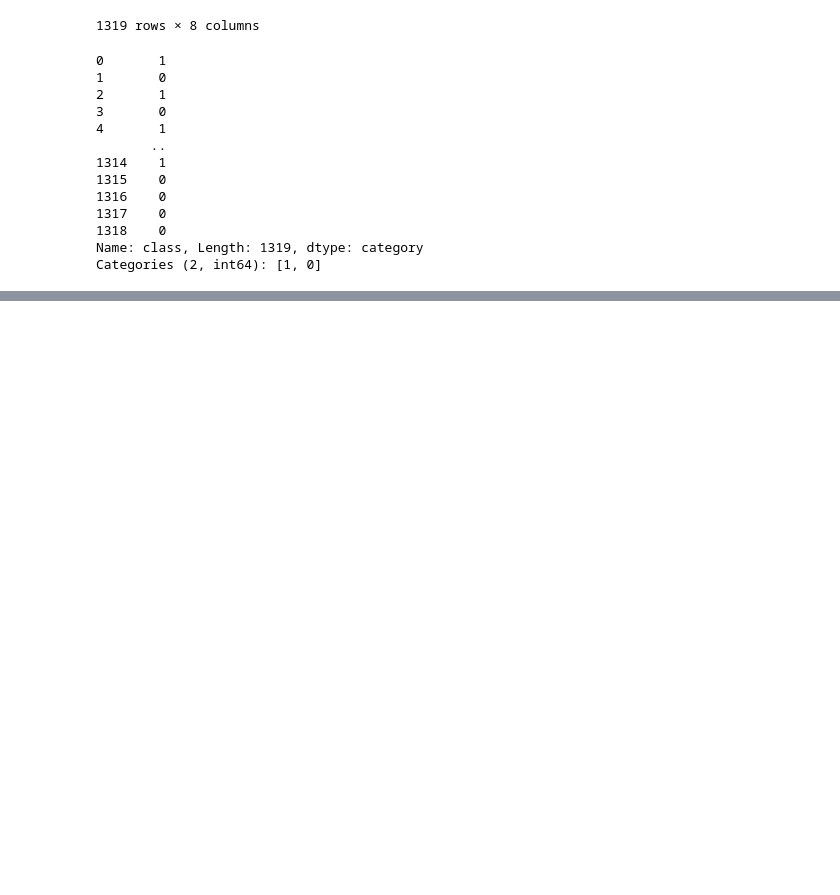
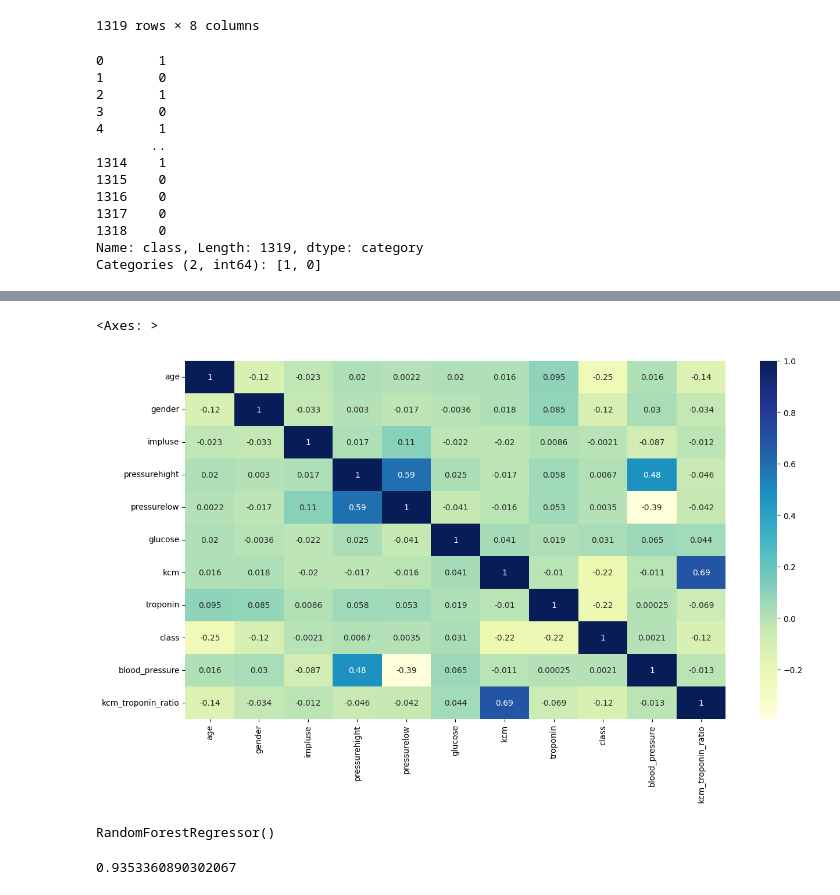
Before and after one commit to aadhavs99/HeartAttackPredictor, a Jupyter notebook: HeartPredictor.ipynb, the cells around one changed output, grey strips where cells are left out. Saved outputs shown, nothing was run; the diff lists cells and outputs as text; code cells hidden in the pictures; blank space fills up the shorter version.

```diff
--- a/HeartPredictor.ipynb
+++ b/HeartPredictor.ipynb
@@ -147,0 +141,18 @@ array([[<Axes: title={'center': 'age'}>,
+# %%
+plt.figure(figsize=(15,8))
+sns.heatmap(train_data.corr(), annot=True, cmap="YlGnBu")
+# %% [output]
+<Axes: >
+[figure, added]
+# %%
+from sklearn.ensemble import RandomForestRegressor
+
+forest = RandomForestRegressor()
+
+forest.fit(x_train, y_train)
+# %% [output]
+RandomForestRegressor()
+# %%
+forest.score(x_test, y_test)
+# %% [output]
+0.9353360890302067
```
Also changed, not shown: parts of 20 cells of this notebook.
